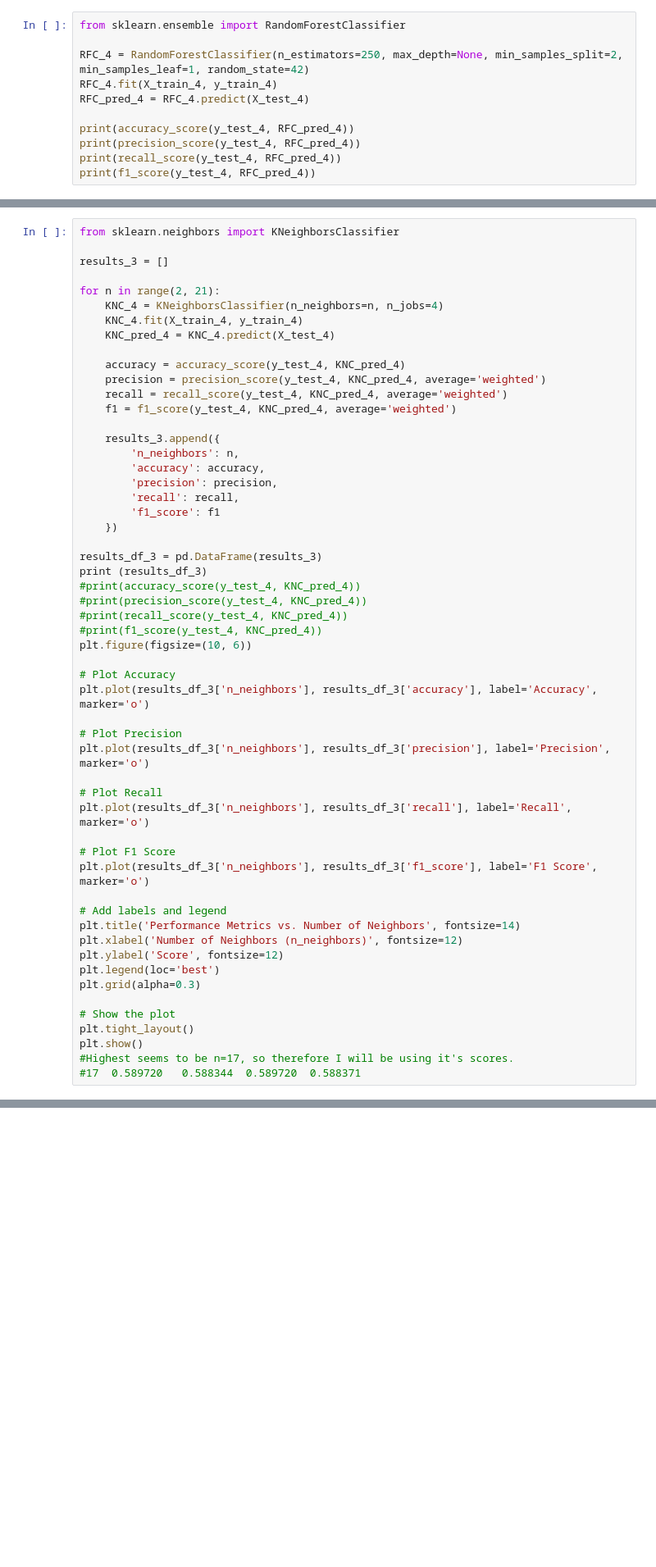
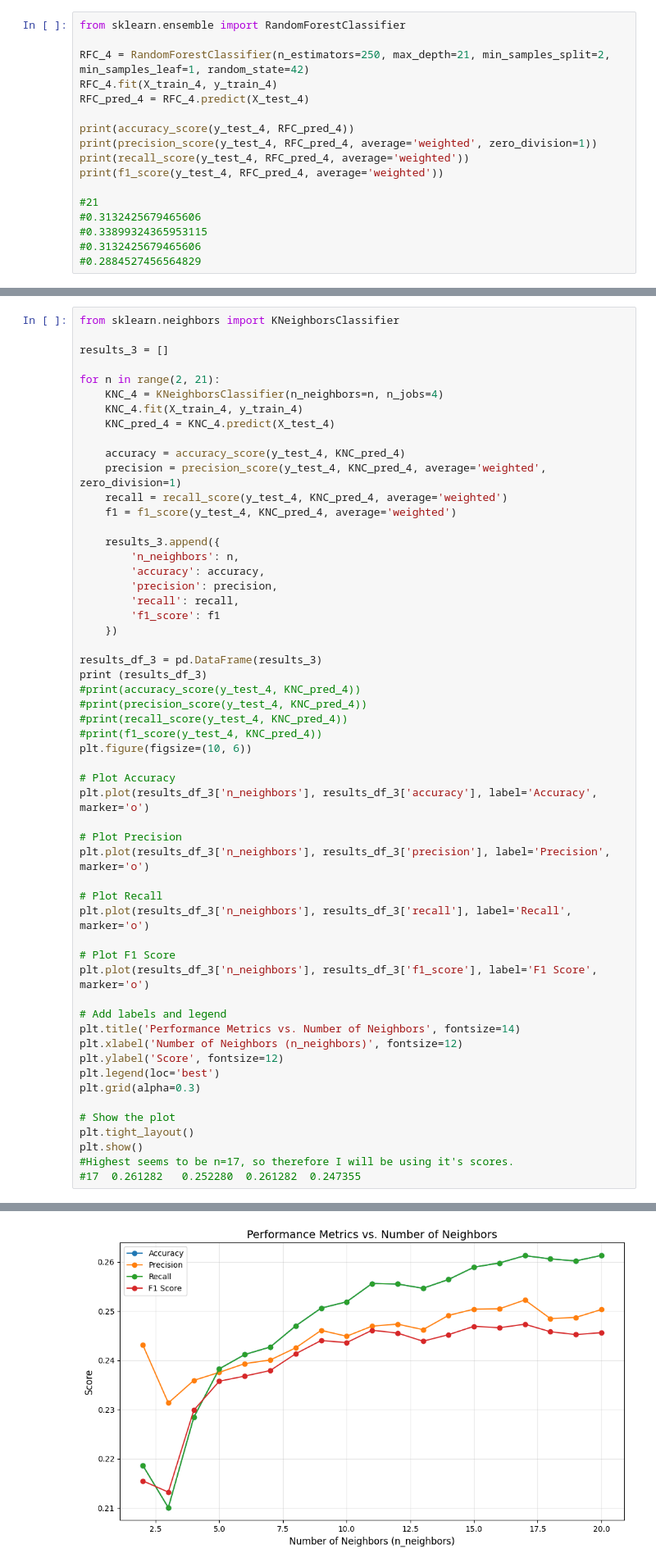
Before and after one commit to MaksBurchard240894/HFG7, a Jupyter notebook: Block B/CreativeBrief_MaksBurchard_240894_ACTUAL.ipynb, the cells around one changed output, grey strips where cells are left out. Shown at 82% size. Saved outputs shown, nothing was run; the diff lists cells and outputs as text; blank space fills up the shorter version.

```diff
--- a/Block B/CreativeBrief_MaksBurchard_240894_ACTUAL.ipynb
+++ b/Block B/CreativeBrief_MaksBurchard_240894_ACTUAL.ipynb
@@ -633,12 +640,18 @@ print(f1_score(y_test_4, LR_pred_4))
 # %%
 from sklearn.ensemble import RandomForestClassifier
 
-RFC_4 = RandomForestClassifier(n_estimators=250, max_depth=None, min_samples_split=2, min_samples_leaf=1, random_state=42)
+RFC_4 = RandomForestClassifier(n_estimators=250, max_depth=21, min_samples_split=2, min_samples_leaf=1, random_state=42)
 RFC_4.fit(X_train_4, y_train_4)
 RFC_pred_4 = RFC_4.predict(X_test_4)
 
 print(accuracy_score(y_test_4, RFC_pred_4))
-print(precision_score(y_test_4, RFC_pred_4))
-print(recall_score(y_test_4, RFC_pred_4))
-print(f1_score(y_test_4, RFC_pred_4))
+print(precision_score(y_test_4, RFC_pred_4, average='weighted', zero_division=1))
+print(recall_score(y_test_4, RFC_pred_4, average='weighted'))
+print(f1_score(y_test_4, RFC_pred_4, average='weighted'))
+
+#21
+#0.3132425679465606
+#0.33899324365953115
+#0.3132425679465606
+#0.2884527456564829
 # %% [output]
@@ -659,7 +672,7 @@ for n in range(2, 21):
     KNC_pred_4 = KNC_4.predict(X_test_4)
 
     accuracy = accuracy_score(y_test_4, KNC_pred_4)
-    precision = precision_score(y_test_4, KNC_pred_4, average='weighted')
+    precision = precision_score(y_test_4, KNC_pred_4, average='weighted', zero_division=1)
     recall = recall_score(y_test_4, KNC_pred_4, average='weighted')
     f1 = f1_score(y_test_4, KNC_pred_4, average='weighted')
 
@@ -702,5 +715,5 @@ plt.grid(alpha=0.3)
 plt.tight_layout()
 plt.show()
 #Highest seems to be n=17, so therefore I will be using it's scores.
-#17  0.589720   0.588344  0.589720  0.588371
+#17  0.261282   0.252280  0.261282  0.247355
 # %% [output]
@@ -708,3 +740,4 @@ KeyboardInterrupt:
+[figure, added]
 # %% [markdown]
 #### 3.2.6: Evaluation and Model Comparison
 Compare the performance of implemented models using four metrics including "Accuracy", "Precision", "Recall", and "F1-score".
```
Also changed, not shown: parts of 13 cells of this notebook, 2 other files.
